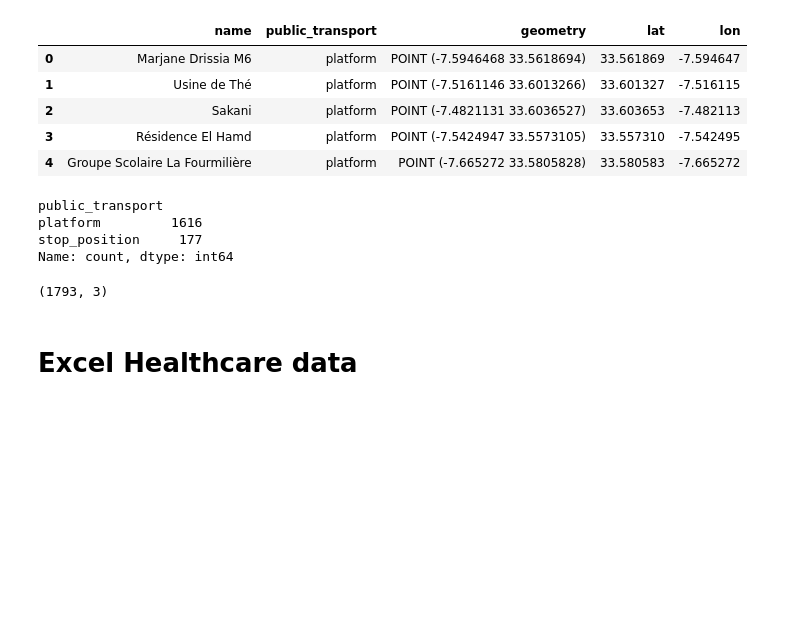
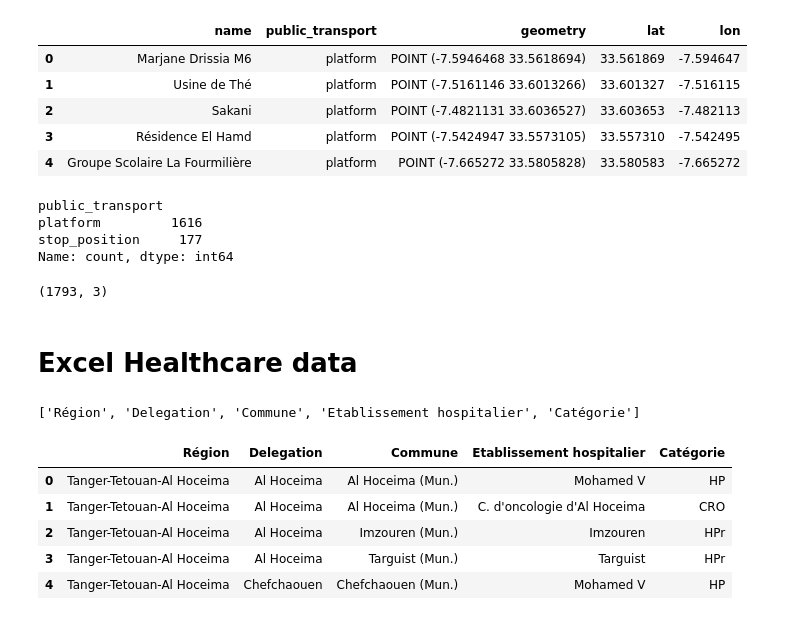
Before and after one commit to afkk25/capstone_repo, a Jupyter notebook: notebooks/02_data_preprocessing.ipynb, the cells around one changed output. Saved outputs shown, nothing was run; the diff lists cells and outputs as text; code cells hidden in the pictures; blank space fills up the shorter version.

```diff
--- a/notebooks/02_data_preprocessing.ipynb
+++ b/notebooks/02_data_preprocessing.ipynb
@@ -82,3 +118,31 @@ transport_stops_cleaned.shape
 save_clean_data(transport_stops_cleaned, "casablanca_transport_stops_cleaned.csv")
 # %% [markdown]
 # Excel Healthcare data
+# %%
+import openpyxl
+
+wb = openpyxl.load_workbook(f'{DATA_DIR}/raw/liste-des-hopitaux-ms.xlsx')
+ws = wb.active
+# %%
+header = [ws.cell(row=3,column=i).value for i in range(1,6)]
+print(header)
+# %% [output]
+['Région', 'Delegation', 'Commune', 'Etablissement hospitalier', 'Catégorie']
+# %%
+# reading data
+my_list = list()
+
+for value in ws.iter_rows(
+    min_row=4, max_row=ws.max_row, min_col=1, max_col=5,
+    values_only=True):
+    my_list.append(value)
+# %%
+df = pd.DataFrame(my_list, columns=header)
+df.head()
+# %% [output]
+|  | Région | Delegation | Commune | Etablissement hospitalier | Catégorie |
+| 0 | Tanger-Tetouan-Al Hoceima | Al Hoceima | Al Hoceima (Mun.) | Mohamed V | HP |
+| 1 | Tanger-Tetouan-Al Hoceima | Al Hoceima | Al Hoceima (Mun.) | C. d'oncologie d'Al Hoceima | CRO |
+| 2 | Tanger-Tetouan-Al Hoceima | Al Hoceima | Imzouren (Mun.) | Imzouren | HPr |
+| 3 | Tanger-Tetouan-Al Hoceima | Al Hoceima | Targuist (Mun.) | Targuist | HPr |
+| 4 | Tanger-Tetouan-Al Hoceima | Chefchaouen | Chefchaouen (Mun.) | Mohamed V | HP |
```
Also changed, not shown: parts of 36 cells of this notebook, 15 other files.
